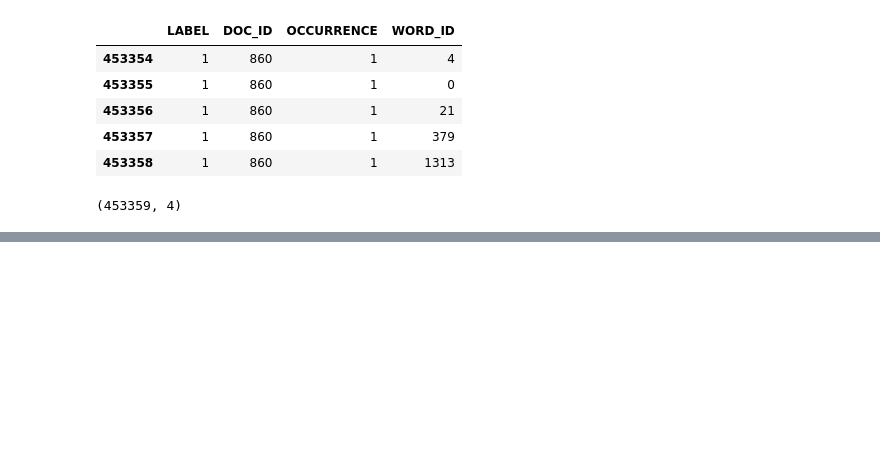
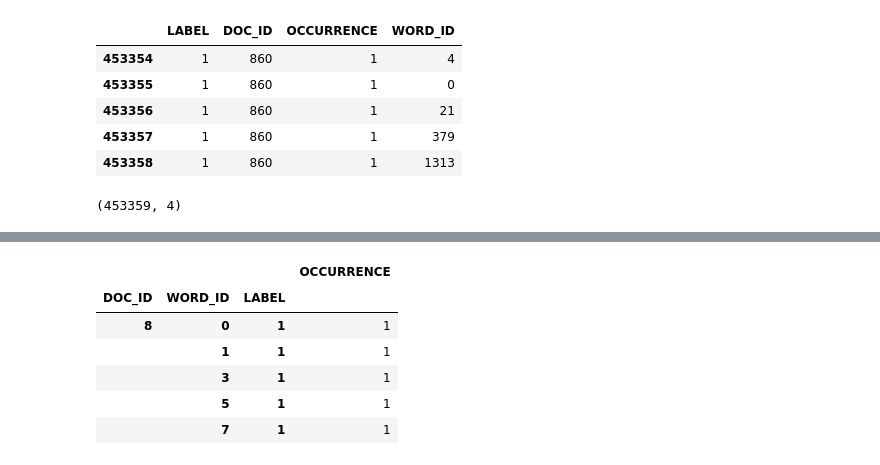
Before and after one commit to aximbr/My_IA, a Jupyter notebook: 021/06_Bayers_classifier.ipynb, the cells around one changed output, grey strips where cells are left out. Cells and saved outputs as stored; diff of their text form; code cells hidden in the pictures; blank space fills up the shorter version.

```diff
--- a/021/06_Bayers_classifier.ipynb
+++ b/021/06_Bayers_classifier.ipynb
@@ -1188,0 +1259,11 @@ sparse_train_df.shape
+# %%
+test_grouped = sparse_test_df.groupby(['DOC_ID', 'WORD_ID', 'LABEL']).sum()
+test_grouped.head()
+# %% [output]
+|  |  |  | OCCURRENCE |
+| DOC_ID | WORD_ID | LABEL |  |
+| 8 | 0 | 1 | 1 |
+|  | 1 | 1 | 1 |
+|  | 3 | 1 | 1 |
+|  | 5 | 1 | 1 |
+|  | 7 | 1 | 1 |
```
Also changed, not shown: parts of 19 cells of this notebook.
